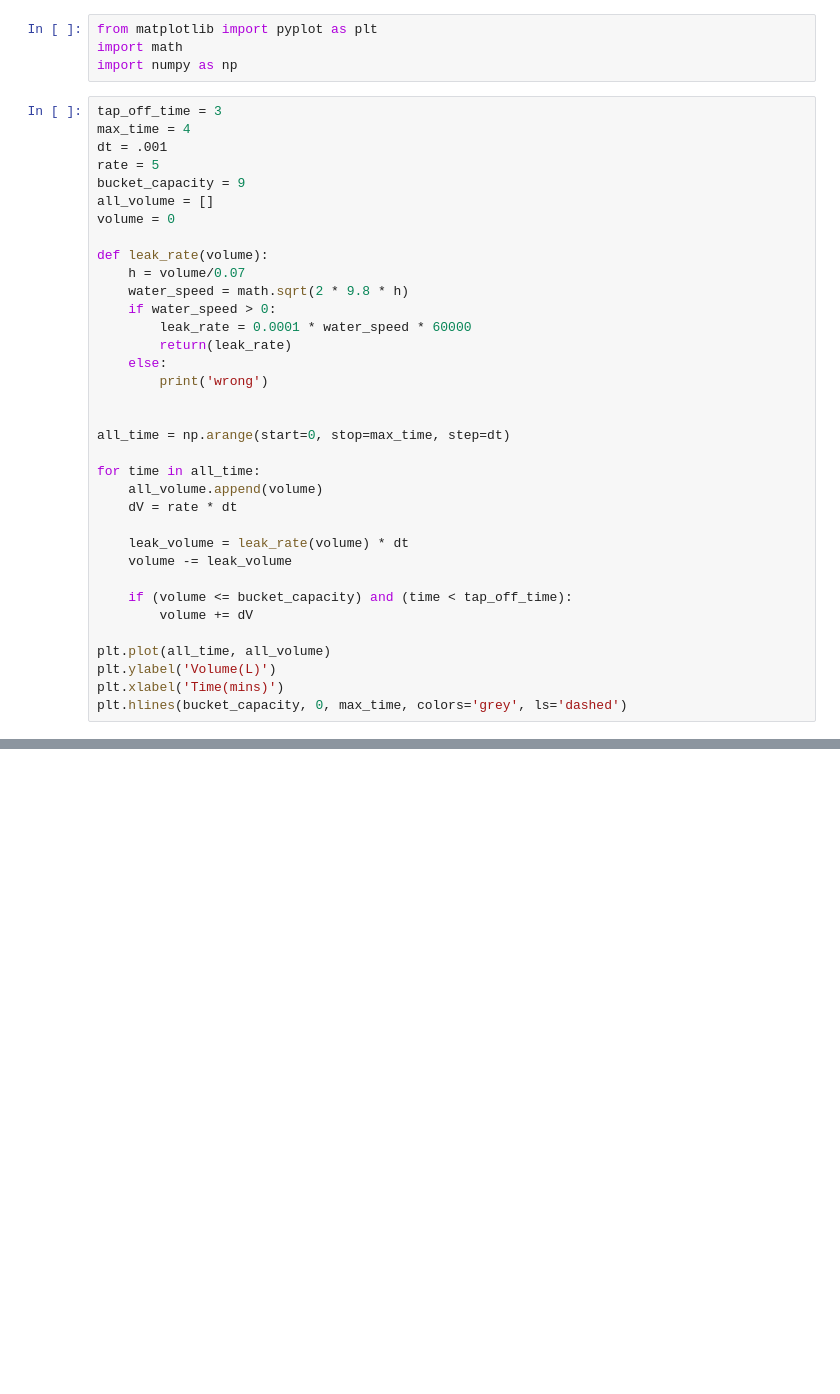
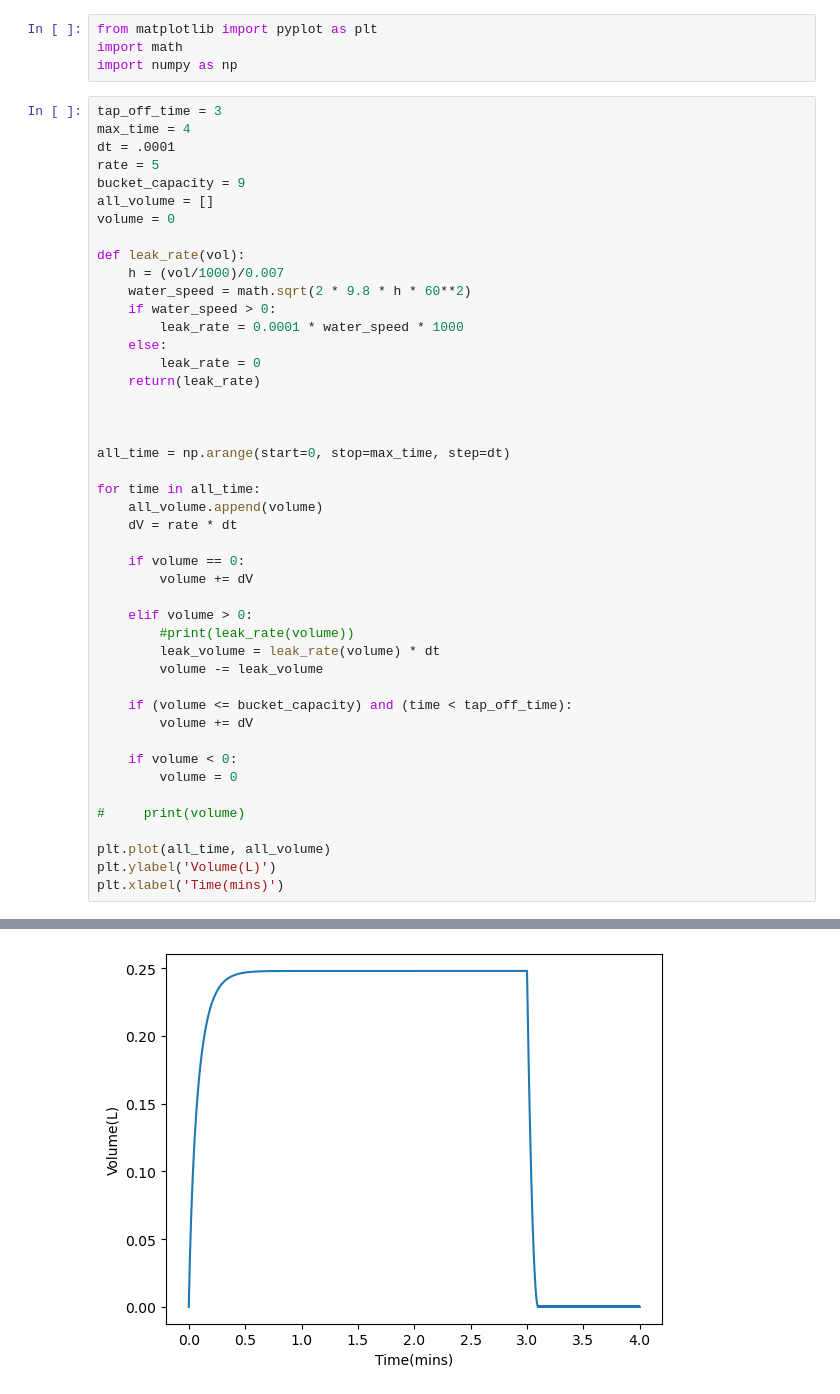
Before and after one commit to SPS-SP2273/learning-portfolio-pohyunna, a Jupyter notebook: numerical solutions/numerical_solutions_(need).ipynb, the cells around one changed output, grey strips where cells are left out. Cells and saved outputs as stored; diff of their text form; blank space fills up the shorter version.

```diff
--- a/numerical solutions/numerical_solutions_(need).ipynb
+++ b/numerical solutions/numerical_solutions_(need).ipynb
@@ -372,20 +372,21 @@ import numpy as np
 # %%
 tap_off_time = 3
 max_time = 4
-dt = .001
+dt = .0001
 rate = 5
 bucket_capacity = 9
 all_volume = []
 volume = 0
 
-def leak_rate(volume):
-    h = volume/0.07
-    water_speed = math.sqrt(2 * 9.8 * h)
+def leak_rate(vol):
+    h = (vol/1000)/0.007
+    water_speed = math.sqrt(2 * 9.8 * h * 60**2)
     if water_speed > 0:
-        leak_rate = 0.0001 * water_speed * 60000
-        return(leak_rate)
+        leak_rate = 0.0001 * water_speed * 1000
     else:
-        print('wrong')
+        leak_rate = 0
+    return(leak_rate)
+
 
 
 all_time = np.arange(start=0, stop=max_time, step=dt)
@@ -394,14 +395,23 @@ for time in all_time:
     all_volume.append(volume)
     dV = rate * dt
 
-    leak_volume = leak_rate(volume) * dt
-    volume -= leak_volume
+    if volume == 0:
+        volume += dV
+
+    elif volume > 0:
+        #print(leak_rate(volume))
+        leak_volume = leak_rate(volume) * dt
+        volume -= leak_volume
 
     if (volume <= bucket_capacity) and (time < tap_off_time):
         volume += dV
 
+    if volume < 0:
+        volume = 0
+
+#     print(volume)
+
 plt.plot(all_time, all_volume)
 plt.ylabel('Volume(L)')
 plt.xlabel('Time(mins)')
-plt.hlines(bucket_capacity, 0, max_time, colors='grey', ls='dashed')
 # %% [output]
@@ -409,0 +419 @@ TypeError: unsupported operand type(s) for *: 'NoneType' and 'float'
+[figure, added]
```
Also changed, not shown: parts of 1 cell of this notebook.
